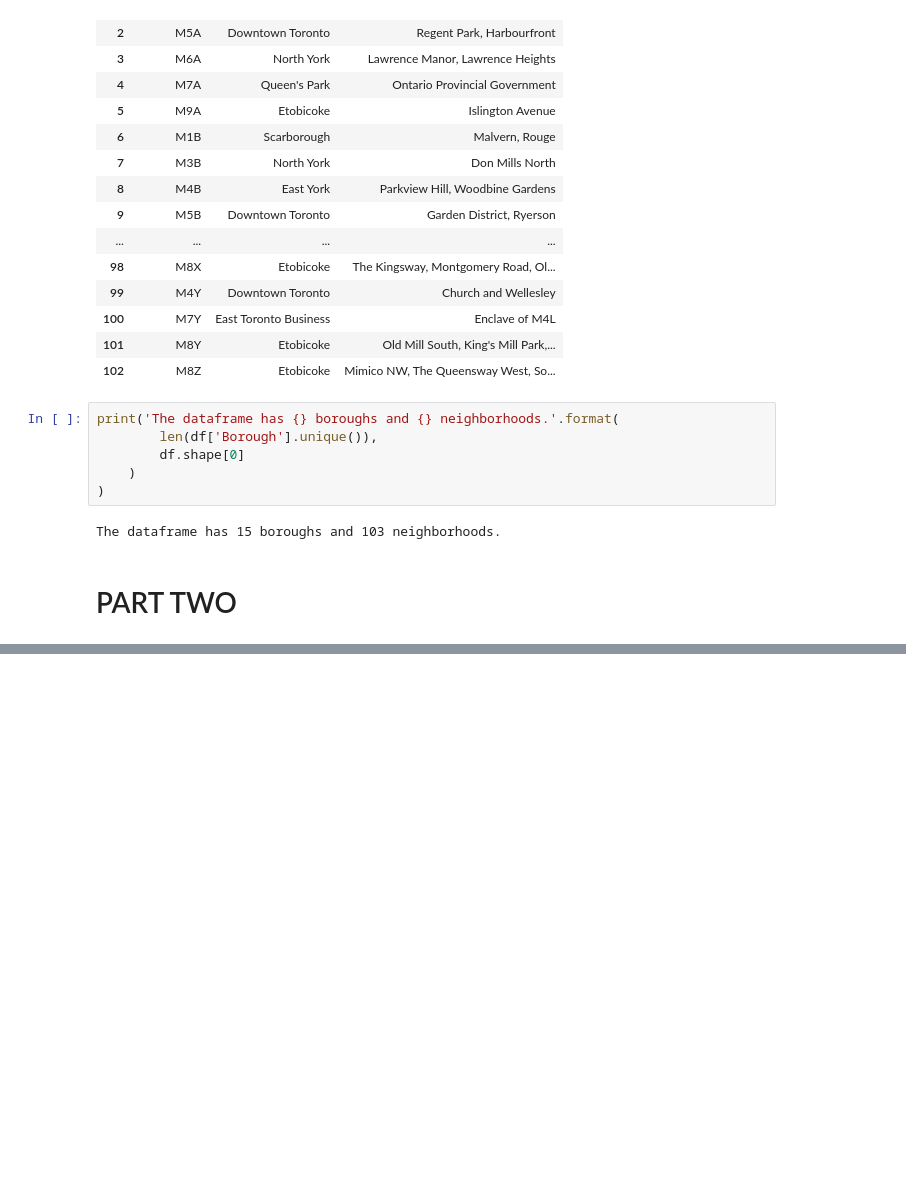
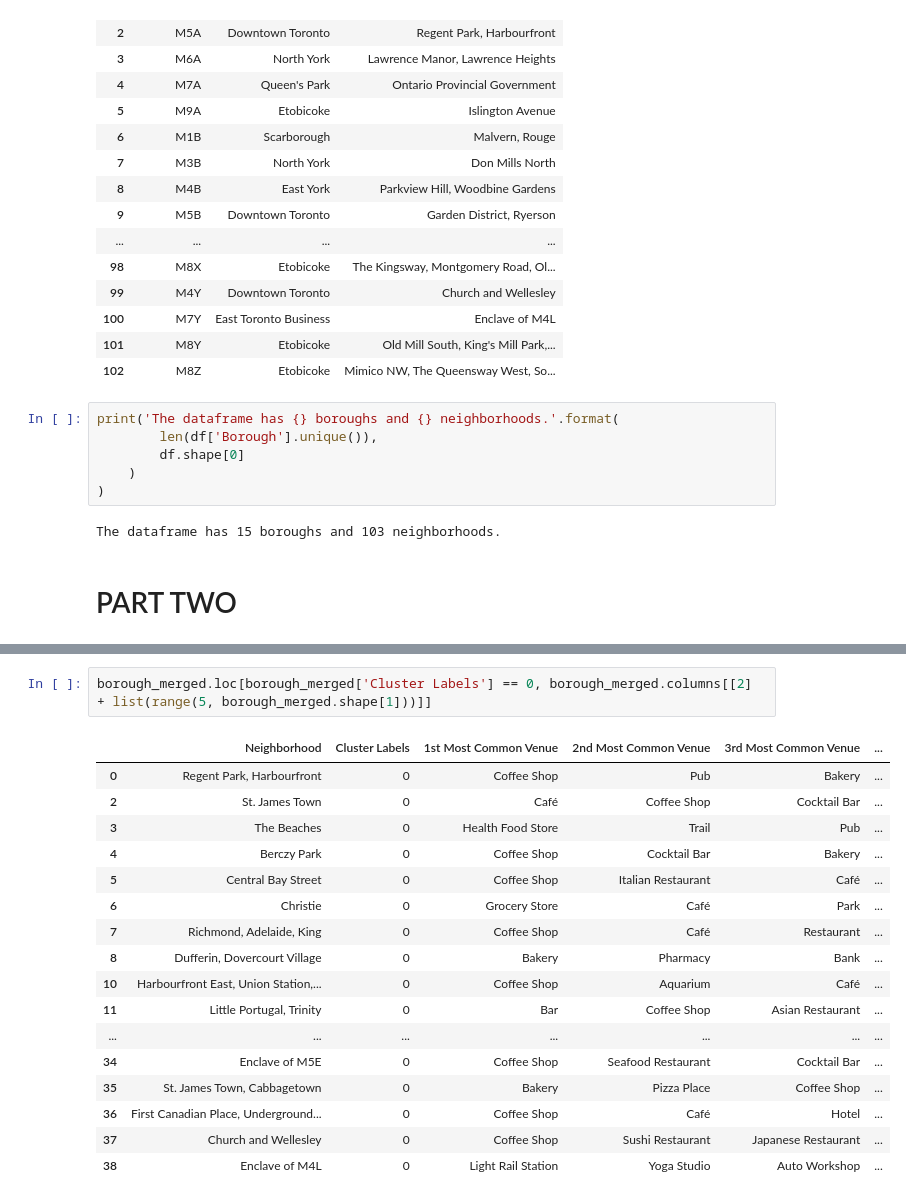
Before and after one commit to Alfchristo/Coursera_Segmenting_Toronto, a Jupyter notebook: Segmenting and Clustering Neighborhoods in Toronto.ipynb, the cells around one changed output, grey strips where cells are left out. Drawn from its saved outputs; the diff is of its cells as text; blank space fills up the shorter version.

```diff
--- a/Segmenting and Clustering Neighborhoods in Toronto.ipynb
+++ b/Segmenting and Clustering Neighborhoods in Toronto.ipynb
@@ -128,0 +373,20 @@ df
+# %%
+borough_merged.loc[borough_merged['Cluster Labels'] == 0, borough_merged.columns[[2] + list(range(5, borough_merged.shape[1]))]]
+# %% [output]
+|  | Neighborhood | Cluster Labels | 1st Most Common Venue | 2nd Most Common Venue | 3rd Most Common Venue | ... |
+| 0 | Regent Park, Harbourfront | 0 | Coffee Shop | Pub | Bakery | ... |
+| 2 | St. James Town | 0 | Café | Coffee Shop | Cocktail Bar | ... |
+| 3 | The Beaches | 0 | Health Food Store | Trail | Pub | ... |
+| 4 | Berczy Park | 0 | Coffee Shop | Cocktail Bar | Bakery | ... |
+| 5 | Central Bay Street | 0 | Coffee Shop | Italian Restaurant | Café | ... |
+| 6 | Christie | 0 | Grocery Store | Café | Park | ... |
+| 7 | Richmond, Adelaide, King | 0 | Coffee Shop | Café | Restaurant | ... |
+| 8 | Dufferin, Dovercourt Village | 0 | Bakery | Pharmacy | Bank | ... |
+| 10 | Harbourfront East, Union Station,... | 0 | Coffee Shop | Aquarium | Café | ... |
+| 11 | Little Portugal, Trinity | 0 | Bar | Coffee Shop | Asian Restaurant | ... |
+| ... | ... | ... | ... | ... | ... | ... |
+| 34 | Enclave of M5E | 0 | Coffee Shop | Seafood Restaurant | Cocktail Bar | ... |
+| 35 | St. James Town, Cabbagetown | 0 | Bakery | Pizza Place | Coffee Shop | ... |
+| 36 | First Canadian Place, Underground... | 0 | Coffee Shop | Café | Hotel | ... |
+| 37 | Church and Wellesley | 0 | Coffee Shop | Sushi Restaurant | Japanese Restaurant | ... |
+| 38 | Enclave of M4L | 0 | Light Rail Station | Yoga Studio | Auto Workshop | ... |
```
Also changed, not shown: parts of 26 cells of this notebook.
